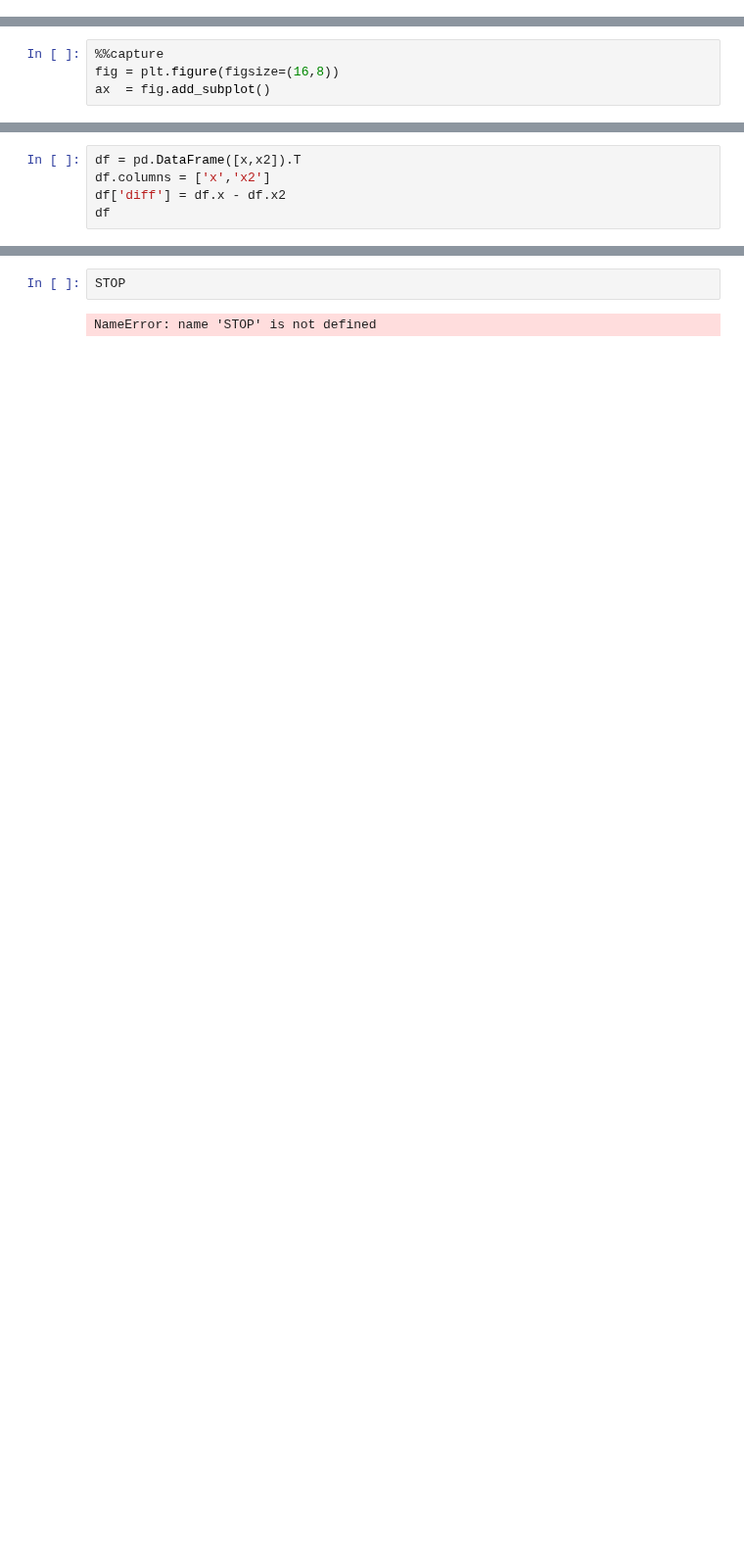
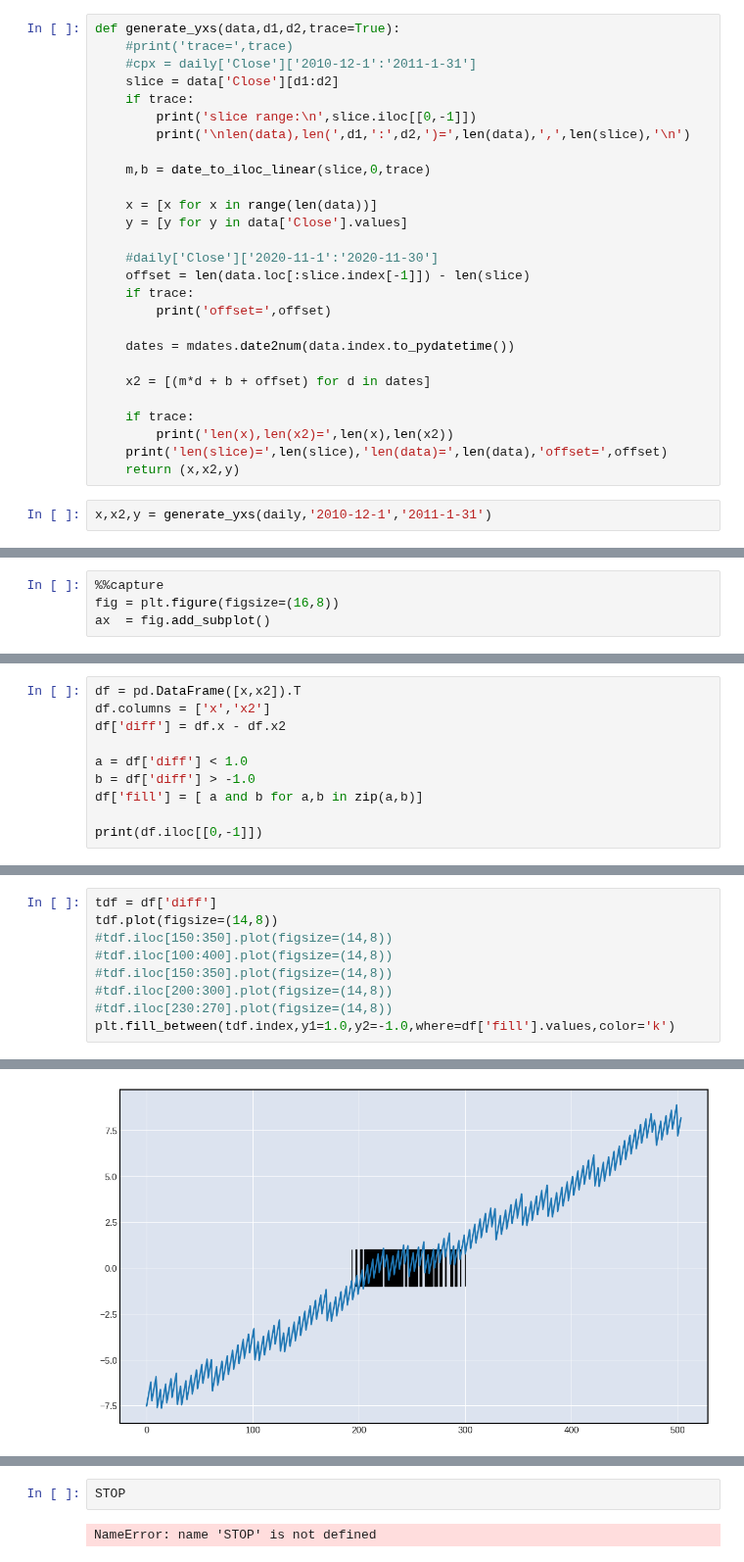
Before and after one commit to matplotlib/mplfinance, a Jupyter notebook: examples/scratch_pad/date_to_iloc_extrapolation.ipynb, the cells around one changed output, grey strips where cells are left out. Shown at 98% size. Drawn from its saved outputs; the diff is of its cells as text; blank space fills up the shorter version.

Commit message:
extrap is off > 1.0 at approximate slice length

```diff
--- a/examples/scratch_pad/date_to_iloc_extrapolation.ipynb
+++ b/examples/scratch_pad/date_to_iloc_extrapolation.ipynb
@@ -191,0 +117,29 @@ array([18506., 18507., 18508., 18509., 18513., 18514., 18515., 18516.,
+# %%
+def generate_yxs(data,d1,d2,trace=True):
+    #print('trace=',trace)
+    #cpx = daily['Close']['2010-12-1':'2011-1-31']
+    slice = data['Close'][d1:d2]
+    if trace:
+        print('slice range:\n',slice.iloc[[0,-1]])
+        print('\nlen(data),len(',d1,':',d2,')=',len(data),',',len(slice),'\n')
+
+    m,b = date_to_iloc_linear(slice,0,trace)
+
+    x = [x for x in range(len(data))]
+    y = [y for y in data['Close'].values]
+
+    #daily['Close']['2020-11-1':'2020-11-30']
+    offset = len(data.loc[:slice.index[-1]]) - len(slice)
+    if trace:
+        print('offset=',offset)
+
+    dates = mdates.date2num(data.index.to_pydatetime())
+
+    x2 = [(m*d + b + offset) for d in dates]
+
+    if trace:
+        print('len(x),len(x2)=',len(x),len(x2))
+    print('len(slice)=',len(slice),'len(data)=',len(data),'offset=',offset)
+    return (x,x2,y)
+# %%
+x,x2,y = generate_yxs(daily,'2010-12-1','2011-1-31')
@@ -223,5 +189,10 @@ fig
 df = pd.DataFrame([x,x2]).T
 df.columns = ['x','x2']
 df['diff'] = df.x - df.x2
-df
+
+a = df['diff'] < 1.0
+b = df['diff'] > -1.0
+df['fill'] = [ a and b for a,b in zip(a,b)]
+
+print(df.iloc[[0,-1]])
 # %% [output]
@@ -245,0 +202,10 @@ df['diff'].plot()
+# %%
+tdf = df['diff']
+tdf.plot(figsize=(14,8))
+#tdf.iloc[150:350].plot(figsize=(14,8))
+#tdf.iloc[100:400].plot(figsize=(14,8))
+#tdf.iloc[150:350].plot(figsize=(14,8))
+#tdf.iloc[200:300].plot(figsize=(14,8))
+#tdf.iloc[230:270].plot(figsize=(14,8))
+plt.fill_between(tdf.index,y1=1.0,y2=-1.0,where=df['fill'].values,color='k')
+# %% [output]
@@ -245,0 +214 @@ df['diff'].plot()
+[figure, added]
```
Also changed, not shown: parts of 17 cells of this notebook.
